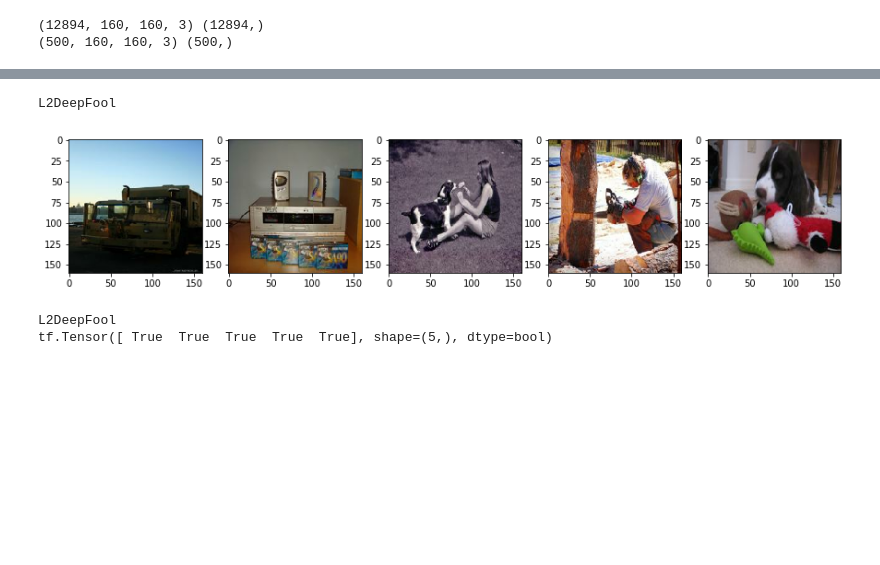
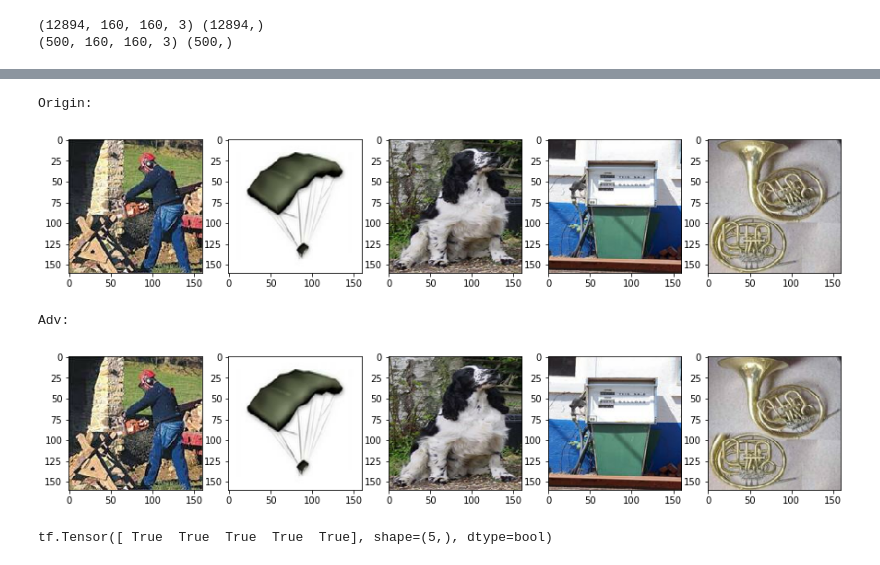
Before and after one commit to hyerica-2020-datamining-adv-defense-1/hanyang-graduated-datamining-2020, a Jupyter notebook: test_target_model.ipynb, the cells around one changed output, grey strips where cells are left out. Cells and saved outputs as stored; diff of their text form; code cells hidden in the pictures; blank space fills up the shorter version.

```diff
--- a/test_target_model.ipynb
+++ b/test_target_model.ipynb
@@ -27,21 +31,29 @@ results = random_attack(target_model, X_train_sample, y_train_sample, epsilons)
 # %%
-adv, _, sccuess = results
+adv, _, success = results
 
+print("Origin:")
 plt.figure(figsize=(15, 3))
 
 for i in range(N):
     plt.subplot(1, N, i+1)
-    plt.imshow(adv[0][i].numpy())
+    plt.imshow(X_train_sample[i])
 
 plt.show()
+
+print("Adv:")
+plt.figure(figsize=(15, 3))
+
+for i in range(N):
+    plt.subplot(1, N, i+1)
+    plt.imshow(adv[i].numpy())
+
+plt.show()
 # %% [output]
-L2DeepFool
+Origin:
-[figure, old version]
+[figure, new version]
+Adv:
+[figure, added]
-# %%
-for k in results.keys():
-    print(k)
-    print(results[k][2])
-    print()
-# %% [output]
-L2DeepFool
-tf.Tensor([ True  True  True  True  True], shape=(5,), dtype=bool)
+# %%
+print(success)
+# %% [output]
+tf.Tensor([ True  True  True  True  True], shape=(5,), dtype=bool)
```
Also changed, not shown: parts of 1 cell of this notebook, 6 other files.
